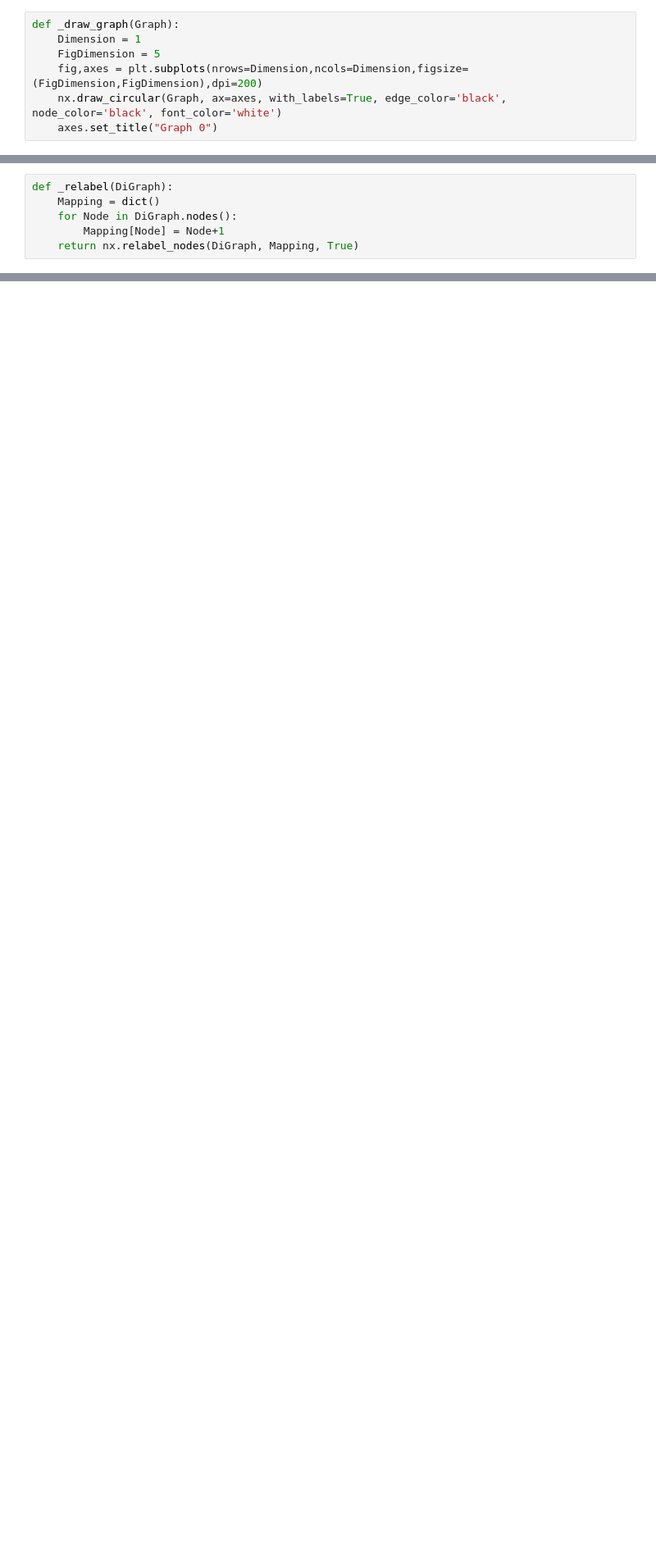
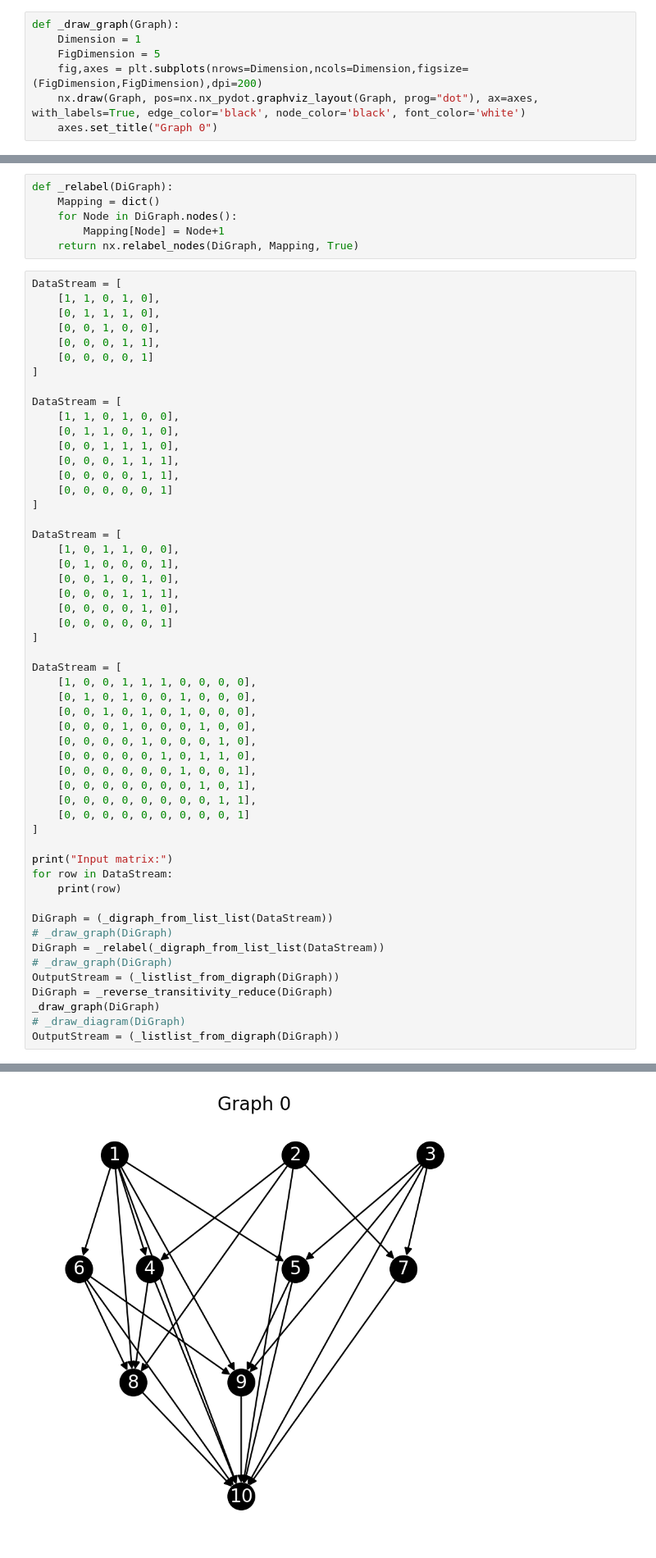
Before and after one commit to JibJibFlutterhousen/Incidence-Algebra-Helper, a Jupyter notebook: Incedence Algebra Testing.ipynb, the cells around one changed output, grey strips where cells are left out. Shown: that part at 82% size. Drawn from its saved outputs; the diff is of its cells as text; blank space fills up the shorter version.

Commit message:
Adding Hasse Diagram
This version is the first implementation of a bare-bones hasse diagram visualizer in pure python

```diff
--- a/Incedence Algebra Testing.ipynb
+++ b/Incedence Algebra Testing.ipynb
@@ -6,7 +15,7 @@ def _draw_graph(Graph):
     Dimension = 1
     FigDimension = 5
     fig,axes = plt.subplots(nrows=Dimension,ncols=Dimension,figsize=(FigDimension,FigDimension),dpi=200)
-    nx.draw_circular(Graph, ax=axes, with_labels=True, edge_color='black', node_color='black', font_color='white')
+    nx.draw(Graph, pos=nx.nx_pydot.graphviz_layout(Graph, prog="dot"), ax=axes, with_labels=True, edge_color='black', node_color='black', font_color='white')
     axes.set_title("Graph 0")
 # %%
 def _digraph_from_list_list(ListList):
@@ -54,3 +71,57 @@ def _relabel(DiGraph):
     for Node in DiGraph.nodes():
         Mapping[Node] = Node+1
     return nx.relabel_nodes(DiGraph, Mapping, True)
+# %%
+DataStream = [
+    [1, 1, 0, 1, 0],
+    [0, 1, 1, 1, 0],
+    [0, 0, 1, 0, 0],
+    [0, 0, 0, 1, 1],
+    [0, 0, 0, 0, 1]
+]
+
+DataStream = [
+    [1, 1, 0, 1, 0, 0],
+    [0, 1, 1, 0, 1, 0],
+    [0, 0, 1, 1, 1, 0],
+    [0, 0, 0, 1, 1, 1],
+    [0, 0, 0, 0, 1, 1],
+    [0, 0, 0, 0, 0, 1]
+]
+
+DataStream = [
+    [1, 0, 1, 1, 0, 0],
+    [0, 1, 0, 0, 0, 1],
+    [0, 0, 1, 0, 1, 0],
+    [0, 0, 0, 1, 1, 1],
+    [0, 0, 0, 0, 1, 0],
+    [0, 0, 0, 0, 0, 1]
+]
+
+DataStream = [
+    [1, 0, 0, 1, 1, 1, 0, 0, 0, 0],
+    [0, 1, 0, 1, 0, 0, 1, 0, 0, 0],
+    [0, 0, 1, 0, 1, 0, 1, 0, 0, 0],
+    [0, 0, 0, 1, 0, 0, 0, 1, 0, 0],
+    [0, 0, 0, 0, 1, 0, 0, 0, 1, 0],
+    [0, 0, 0, 0, 0, 1, 0, 1, 1, 0],
+    [0, 0, 0, 0, 0, 0, 1, 0, 0, 1],
+    [0, 0, 0, 0, 0, 0, 0, 1, 0, 1],
+    [0, 0, 0, 0, 0, 0, 0, 0, 1, 1],
+    [0, 0, 0, 0, 0, 0, 0, 0, 0, 1]
+]
+
+print("Input matrix:")
+for row in DataStream:
+    print(row)
+
+DiGraph = (_digraph_from_list_list(DataStream))
+# _draw_graph(DiGraph)
+DiGraph = _relabel(_digraph_from_list_list(DataStream))
+# _draw_graph(DiGraph)
+OutputStream = (_listlist_from_digraph(DiGraph))
+DiGraph = _reverse_transitivity_reduce(DiGraph)
+_draw_graph(DiGraph)
+# _draw_diagram(DiGraph)
+OutputStream = (_listlist_from_digraph(DiGraph))
+# %% [output]
@@ -56,0 +139 @@ def _relabel(DiGraph):
+[figure, added]
```
Also changed, not shown: parts of 9 cells of this notebook, 1 other file.
